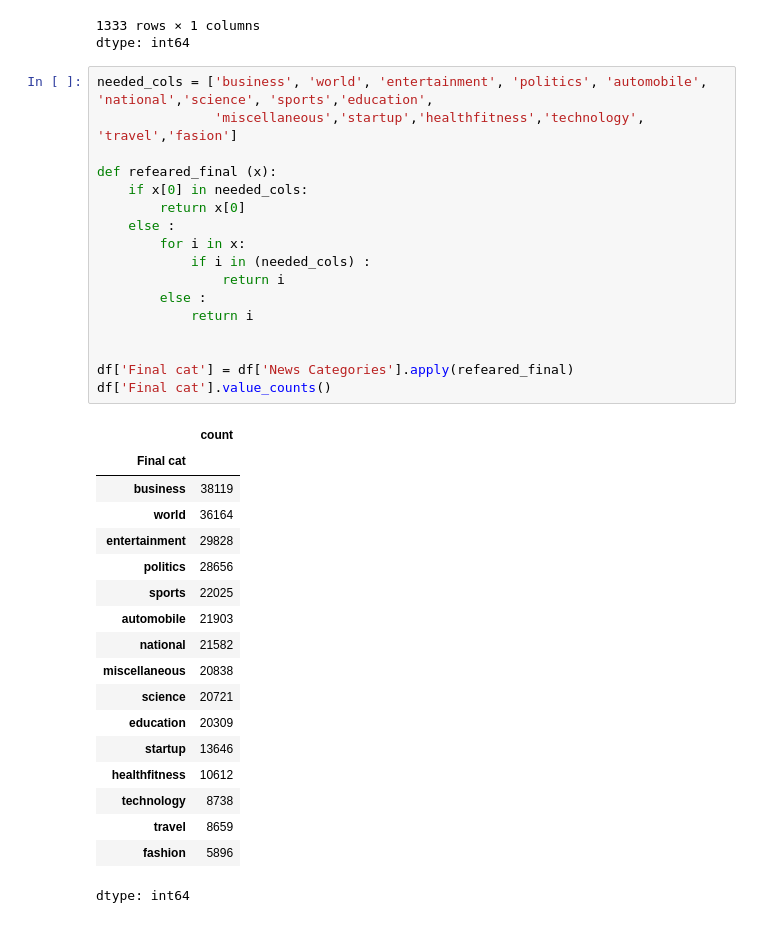
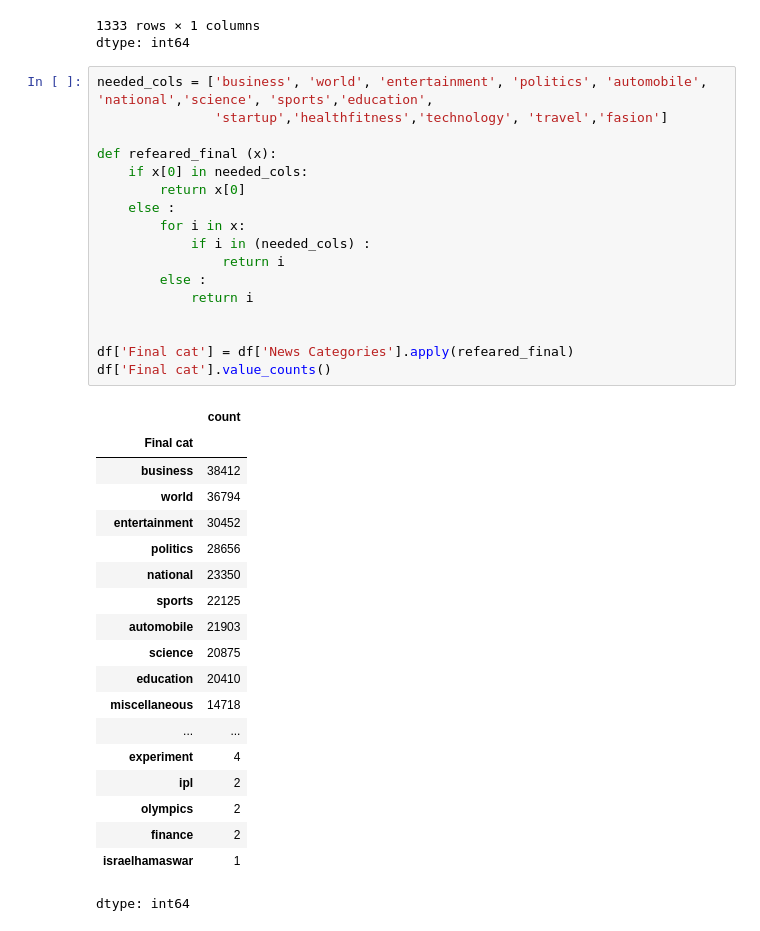
Before and after one commit to Karthik5412/News-Categorizer-Nlp-Model, a Jupyter notebook: notebook.ipynb, the cells around one changed output. Drawn from its saved outputs; the diff is of its cells as text.

```diff
--- a/notebook.ipynb
+++ b/notebook.ipynb
@@ -51,39 +51,40 @@ df['News Categories'].value_counts()
 dtype: int64
 # %%
 needed_cols = ['business', 'world', 'entertainment', 'politics', 'automobile', 'national','science', 'sports','education',
-               'miscellaneous','startup','healthfitness','technology', 'travel','fasion']
+               'startup','healthfitness','technology', 'travel','fasion']
 
 def refeared_final (x):
     if x[0] in needed_cols:
         return x[0]
     else :
         for i in x:
             if i in (needed_cols) :
                 return i
         else :
             return i
 
 
 df['Final cat'] = df['News Categories'].apply(refeared_final)
 df['Final cat'].value_counts()
 # %% [output]
 |  | count |
 | Final cat |  |
-| business | 38119 |
-| world | 36164 |
-| entertainment | 29828 |
+| business | 38412 |
+| world | 36794 |
+| entertainment | 30452 |
 | politics | 28656 |
-| sports | 22025 |
+| national | 23350 |
+| sports | 22125 |
 | automobile | 21903 |
-| national | 21582 |
-| miscellaneous | 20838 |
-| science | 20721 |
-| education | 20309 |
-| startup | 13646 |
-| healthfitness | 10612 |
-| technology | 8738 |
-| travel | 8659 |
-| fashion | 5896 |
+| science | 20875 |
+| education | 20410 |
+| miscellaneous | 14718 |
+| ... | ... |
+| experiment | 4 |
+| ipl | 2 |
+| olympics | 2 |
+| finance | 2 |
+| israelhamaswar | 1 |
 dtype: int64
 # %%
 df[df['Final cat'] == 'miscellaneous']
```
Also changed, not shown: parts of 17 cells of this notebook.
